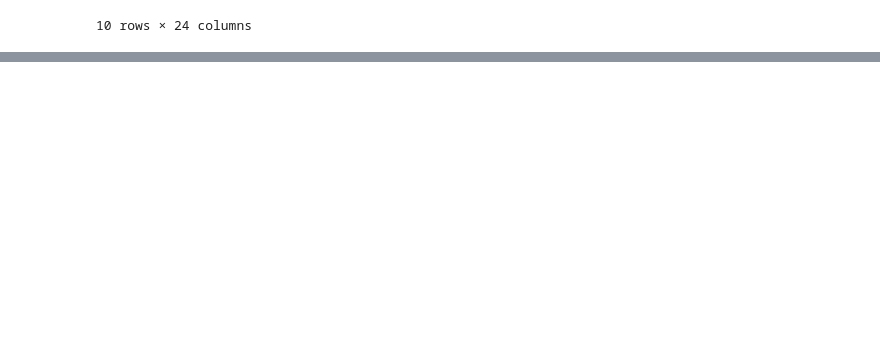
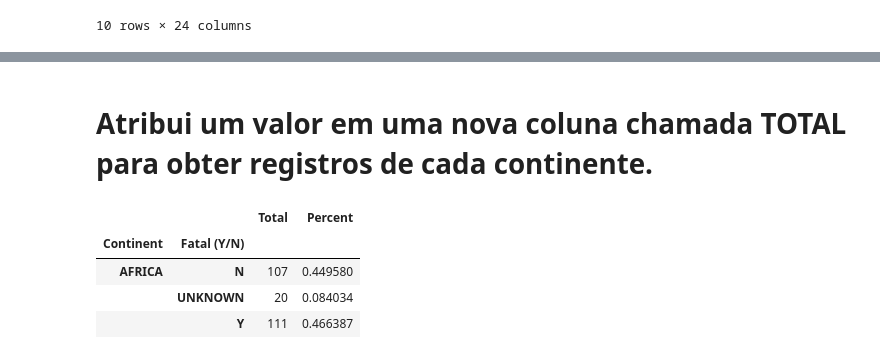
Before and after one commit to matheuszf/Projeto-Shark-Attack, a Jupyter notebook: projeto.ipynb, the cells around one changed output, grey strips where cells are left out. Saved outputs shown, nothing was run; the diff lists cells and outputs as text; code cells hidden in the pictures; blank space fills up the shorter version.

```diff
--- a/projeto.ipynb
+++ b/projeto.ipynb
@@ -62,0 +167,4 @@ shark_attack
+# %%
+#Coloquei em ordem ascendente para ver o resultado
+shark_attack = shark_attack.sort_values("Country", ascending = True)
+display(shark_attack["Country"])
@@ -62,0 +184,6 @@ shark_attack
+# %%
+#No passo anterior, obtive paises que começam com " ", usando o strip removeremos esse " ".
+shark_attack['Country'] = shark_attack['Country'].str.strip()
+#Check se a condição foi aplicada.
+shark_attack = shark_attack.sort_values("Country", ascending = True)
+display(shark_attack["Country"])
@@ -62,0 +224,3 @@ shark_attack
+# %%
+#Como tem países que a escrita está em lowecase, passaremos tudo para uppercase.
+shark_attack['Country'] = shark_attack['Country'].str.upper()
@@ -62,0 +435,3 @@ shark_attack
+# %%
+#Com a função map, atribuiremos o continente para seus respectivos paises
+shark_attack['Continent'] = shark_attack['Country'].map(country_to_continent)
@@ -62,0 +514,15 @@ shark_attack
+# %% [markdown]
+# Atribui um valor em uma nova coluna chamada TOTAL para obter registros de cada continente.
+# %%
+shark_attack['Total'] = 1
+africa_shark = shark_attack[shark_attack['Continent'] == 'AFRICA']
+Africa  = africa_shark.groupby(['Continent', 'Fatal (Y/N)']).count()[["Total"]]
+Africa['Percent'] = Africa['Total']/sum(Africa['Total'])
+
+Africa
+# %% [output]
+|  |  | Total | Percent |
+| Continent | Fatal (Y/N) |  |  |
+| AFRICA | N | 107 | 0.449580 |
+|  | UNKNOWN | 20 | 0.084034 |
+|  | Y | 111 | 0.466387 |
```
Also changed, not shown: parts of 40 cells of this notebook.
